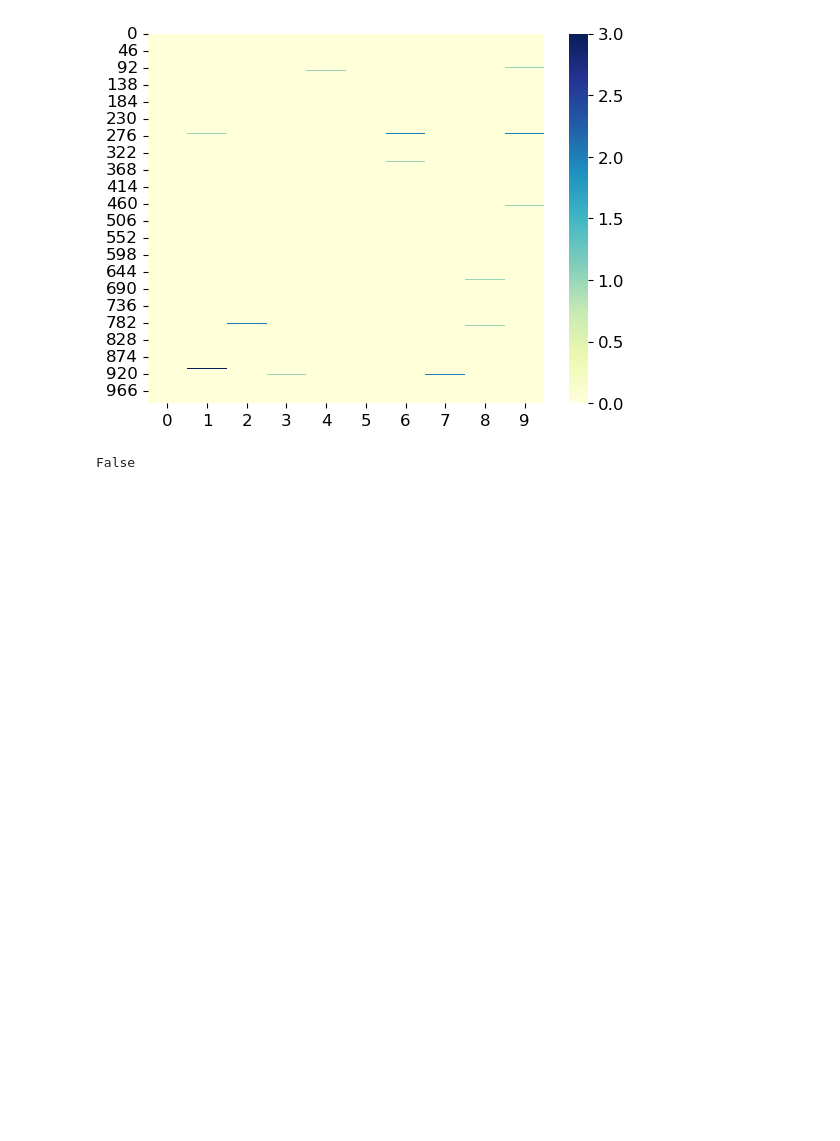
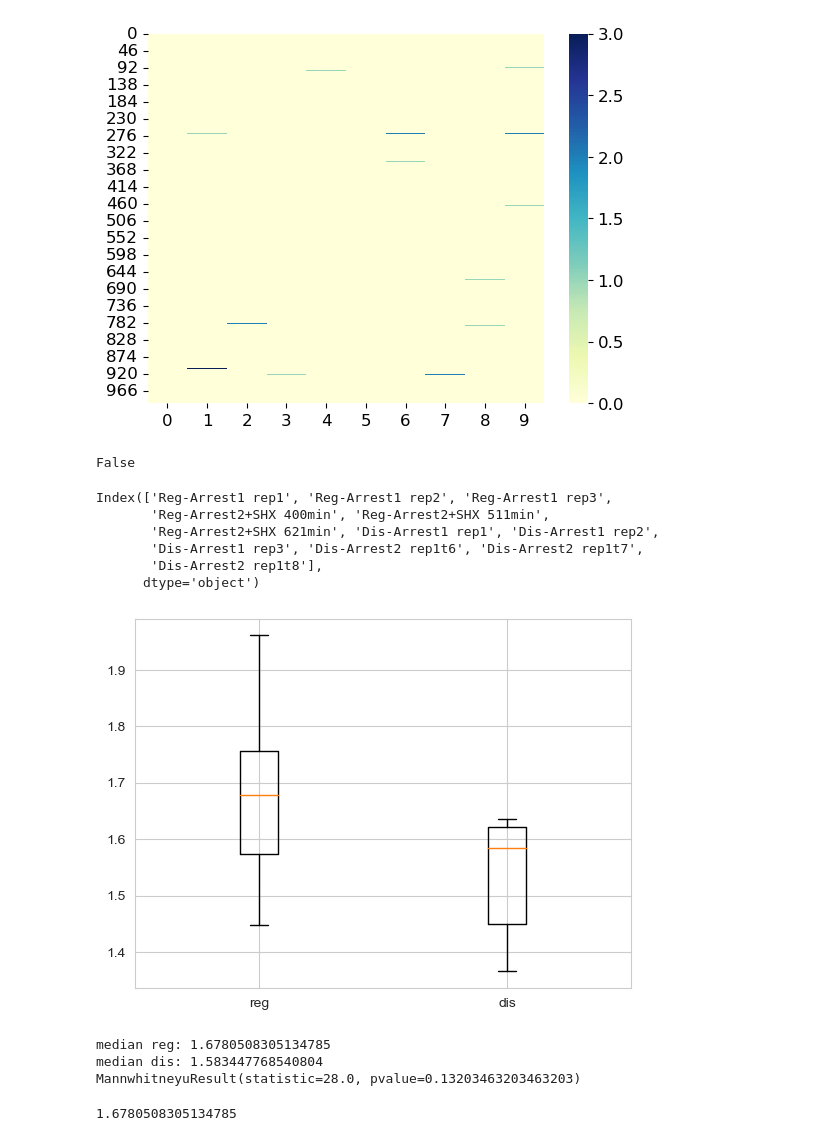
Before and after one commit to alongutf/manuscript_reviews, a Jupyter notebook: scripts/test.ipynb, the cells around one changed output. Saved outputs shown, nothing was run; the diff lists cells and outputs as text; code cells hidden in the pictures; blank space fills up the shorter version.

```diff
--- a/scripts/test.ipynb
+++ b/scripts/test.ipynb
@@ -367,3 +367,39 @@ adata = sc.read_h5ad(r"C:\Users\owner\Documents\Projects\manuscript_reviews\data
 'LacI' in adata.var_names
 # %% [output]
 False
+# %%
+import pandas as pd
+data = pd.read_csv(r"C:\Users\owner\Documents\Projects\manuscript_reviews\results\bulk_pca\bulk_matrix_lfc_log2_matched_late.csv", header=0, index_col=0)
+# %% [output]
+Index(['Reg-Arrest1 rep1', 'Reg-Arrest1 rep2', 'Reg-Arrest1 rep3',
+       'Reg-Arrest2+SHX 400min', 'Reg-Arrest2+SHX 511min',
+       'Reg-Arrest2+SHX 621min', 'Dis-Arrest1 rep1', 'Dis-Arrest1 rep2',
+       'Dis-Arrest1 rep3', 'Dis-Arrest2 rep1t6', 'Dis-Arrest2 rep1t7',
+       'Dis-Arrest2 rep1t8'],
+      dtype='object')
+# %%
+dict={}
+for col in data.columns:
+    H = np.log(np.var(data[col].values))
+    dict[col] = H
+group_dict = {'reg':[],'dis':[]}
+for samples in dict.keys():
+    if 'Reg' in samples:
+        group_dict['reg'].append(dict[samples])
+    else:
+        group_dict['dis'].append(dict[samples])
+plt.boxplot(group_dict.values(), labels=group_dict.keys())
+plt.show()
+from scipy.stats import mannwhitneyu
+print(f'median reg: {np.median(group_dict["reg"])}')
+print(f'median dis: {np.median(group_dict["dis"])}')
+print(mannwhitneyu(group_dict['reg'],group_dict['dis']))
+# %% [output]
+[figure, added]
+median reg: 1.6780508305134785
+median dis: 1.583447768540804
+MannwhitneyuResult(statistic=28.0, pvalue=0.13203463203463203)
+# %%
+np.median(group_dict['reg'])
+# %% [output]
+1.6780508305134785
```
Also changed, not shown: 13 other files.
